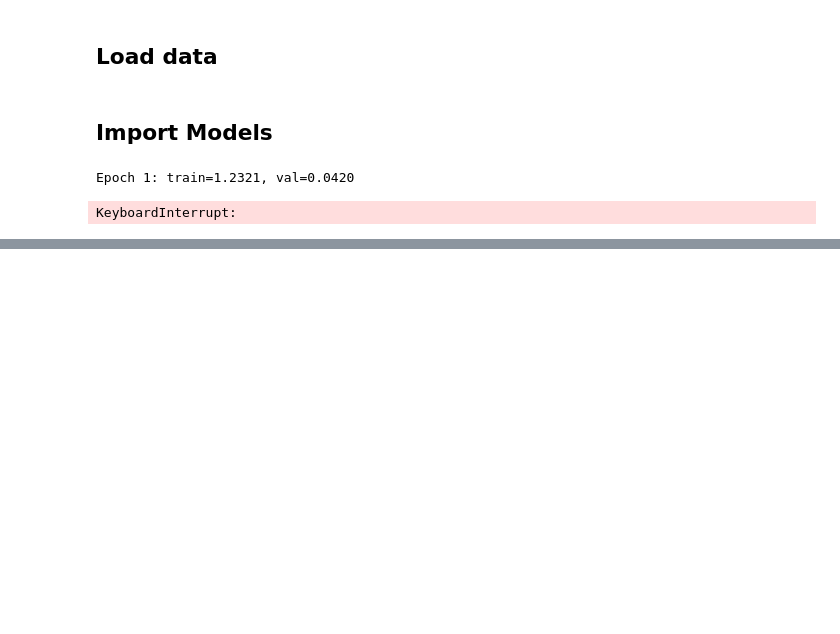
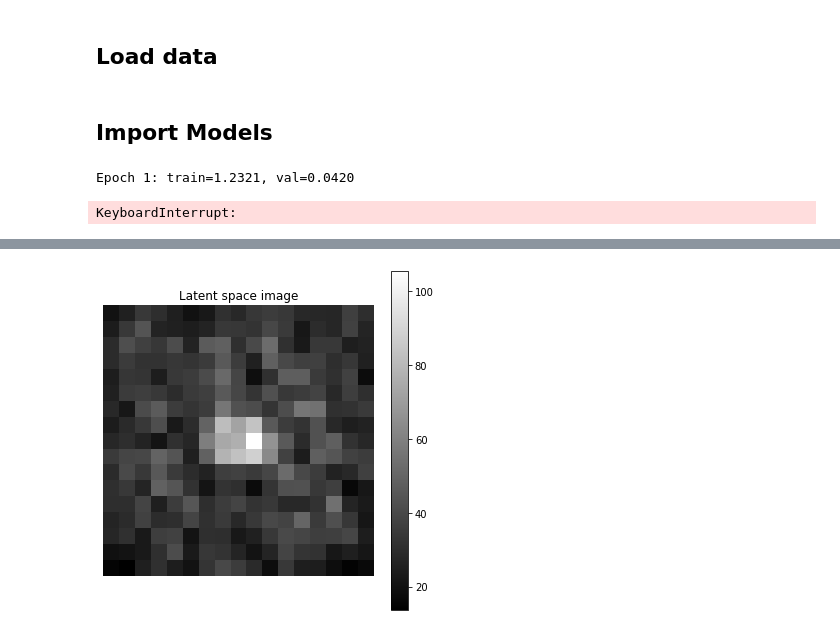
Before and after one commit to matthbatt/Deep-learning-gravitational-lensing, a Jupyter notebook: lensing_UNet_NN.ipynb, the cells around one changed output, grey strips where cells are left out. Cells and saved outputs as stored; diff of their text form; code cells hidden in the pictures; blank space fills up the shorter version.

```diff
--- a/lensing_UNet_NN.ipynb
+++ b/lensing_UNet_NN.ipynb
@@ -433,3 +485,25 @@ Per-parameter R2: [0.9451788365840912, 0.3549899458885193, 0.363627552986145, 0.
+# %%
+from astropy.io import fits
+import matplotlib.pyplot as plt
+import numpy as np
+import os
+import random
+
+# Sum over the channel dimension (dim=0)
+images = x_latent[i, :, :, :].cpu().sum(dim=0)
+
+fig, ax = plt.subplots(1, 1, figsize=(5, 5))
+
+im = ax.imshow(images, origin='lower', cmap='gray')
+fig.colorbar(im, ax=ax)
+
+ax.set_title("Latent space image")
+ax.axis('off')
+
+plt.tight_layout()
+plt.show()
+# %% [output]
+[figure, added]
 # %%
 import matplotlib.pyplot as plt
 import numpy as np
```
Also changed, not shown: parts of 10 cells of this notebook, 2 other files.
